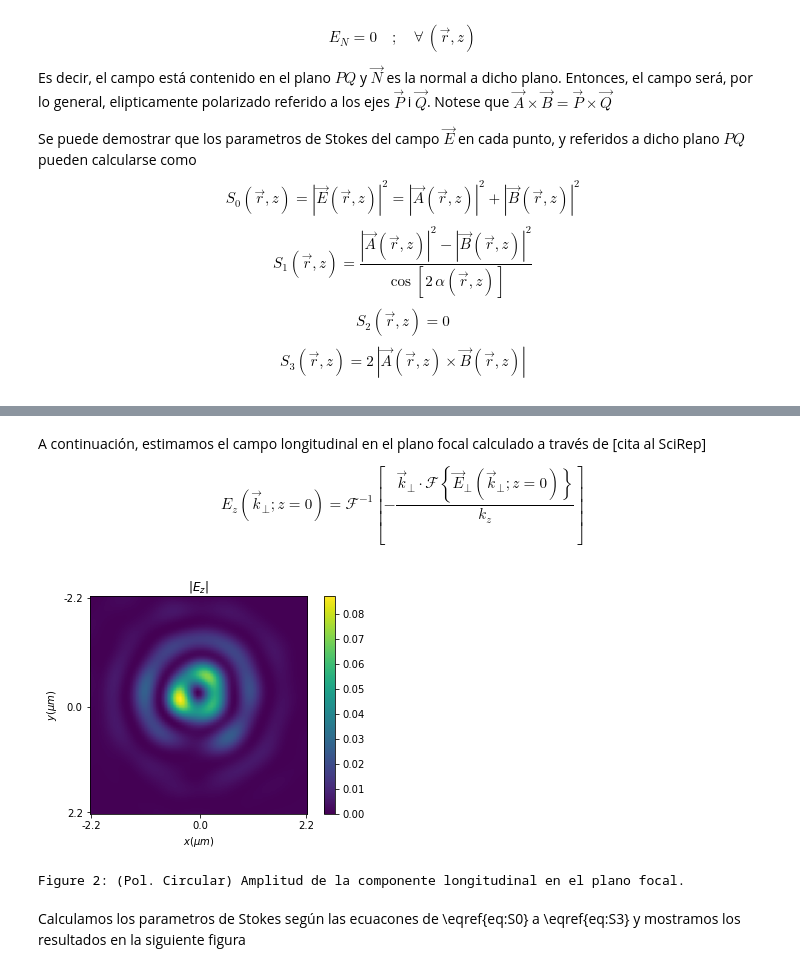
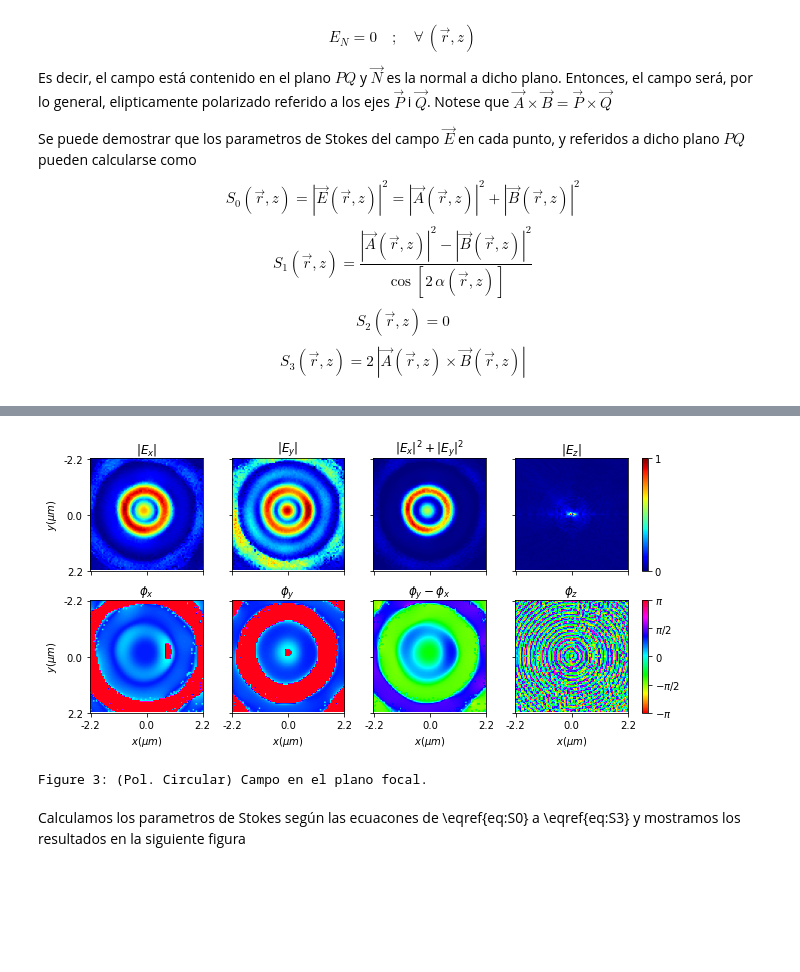
Before and after one commit to WavefrontEngUB/localStokes, a Jupyter notebook: Report.ipynb, the cells around one changed output, grey strips where cells are left out. Saved outputs shown, nothing was run; the diff lists cells and outputs as text; code cells hidden in the pictures; blank space fills up the shorter version.

```diff
--- a/Report.ipynb
+++ b/Report.ipynb
@@ -155 +162,7 @@ with np.load("data/Dextro/phases.npz") as file:
+# %%
+raw_data_circ = Path("data") / "Dextro"
+
+circ_x, circ_y, circ_p = stokes3D.load_files(raw_data_circ)
+
+_, _, circ_z = stokes3D.get_z_component(circ_x, circ_y, circ_p)
 # %%
@@ -236,7 +251,0 @@ Figure 1: (Pol. Circular) Campo transversal en el plano focal, medido experimane
-# %% [markdown]
-A continuación, estimamos el campo longitudinal en el plano focal calculado a través de [cita al SciRep]
-
-\begin{equation}
-E_z(\vec{k}_\perp; z=0) = \mathcal{F^{-1}}\left[ - \frac{\vec{k}_\perp \cdot \mathcal{F}\left\{\vec{E}_\perp(\vec{k}_\perp; z=0)\right\}}{k_z} \right]
-\label{eq:Ez}
-\end{equation}
@@ -264,7 +252,10 @@ def plot_longitudinal_field(folder, label=None):
-# %%
-plot_longitudinal_field("data/Dextro", "Circular")
-# %% [output]
-[figure, removed]
-Figure 2: (Pol. Circular) Amplitud de la componente longitudinal en el plano focal.
+# %%
+_ =plot_fields(np.abs(circ_x), np.angle(circ_x),
+               np.abs(circ_y), np.angle(circ_y),
+               np.abs(circ_z), np.angle(circ_z),
+               trim=int(2**6.5), label="Circular")
+# %% [output]
+[figure, added]
+Figure 3: (Pol. Circular) Campo en el plano focal.
 # %% [markdown]
 Calculamos los parametros de Stokes según las ecuacones de \eqref{eq:S0} a \eqref{eq:S3} y mostramos los resultados en la siguiente figura
```
Also changed, not shown: parts of 13 cells of this notebook.
